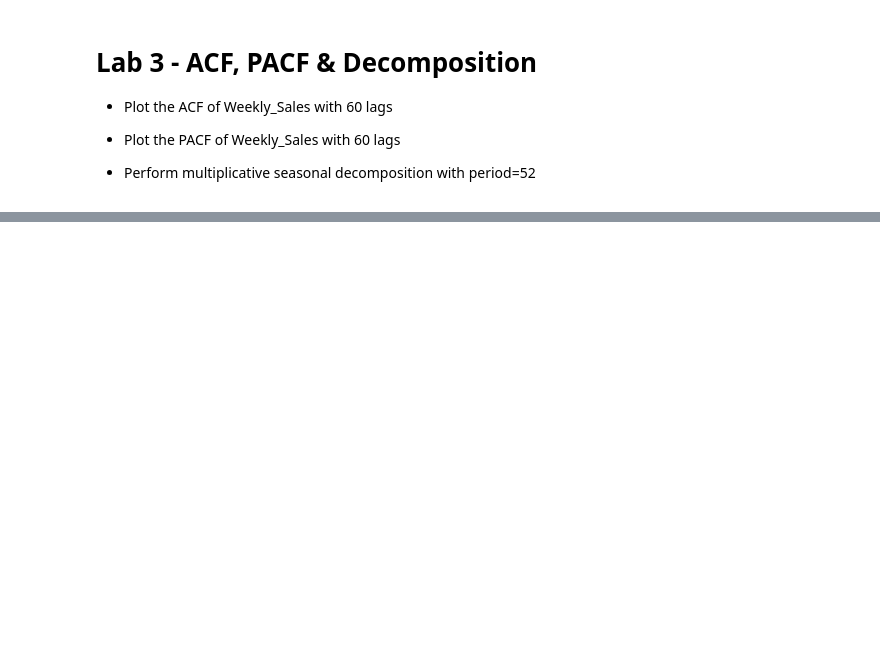
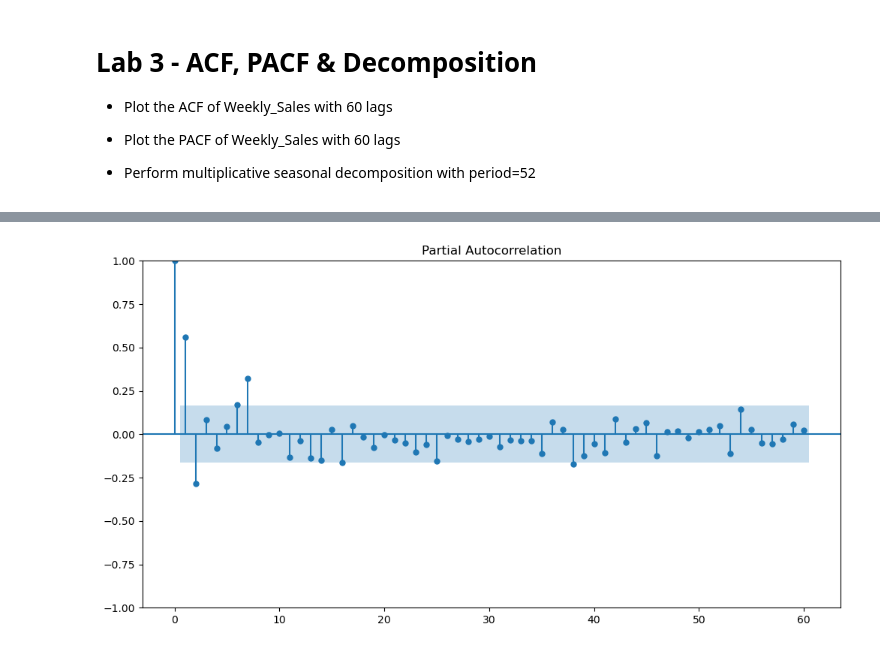
Before and after one commit to tzvikif/time_series_forcasting_udemy, a Jupyter notebook: Time_Series_Analysis/Time_Series_Analysis/Time_Series_Analysis_Practice/Starter - Lab 3.ipynb, the cells around one changed output, grey strips where cells are left out. Saved outputs shown, nothing was run; the diff lists cells and outputs as text; code cells hidden in the pictures; blank space fills up the shorter version.

```diff
--- a/Time_Series_Analysis/Time_Series_Analysis/Time_Series_Analysis_Practice/Starter - Lab 3.ipynb
+++ b/Time_Series_Analysis/Time_Series_Analysis/Time_Series_Analysis_Practice/Starter - Lab 3.ipynb
@@ -72,0 +80,6 @@ plt.show()
+# %%
+fig, ax = plt.subplots(figsize = (12, 6))
+plot_pacf(df['Weekly_Sales'], lags = 60, ax = ax)
+plt.show()
+# %% [output]
+[figure, added]
```
Also changed, not shown: parts of 4 cells of this notebook, 10 other files.
